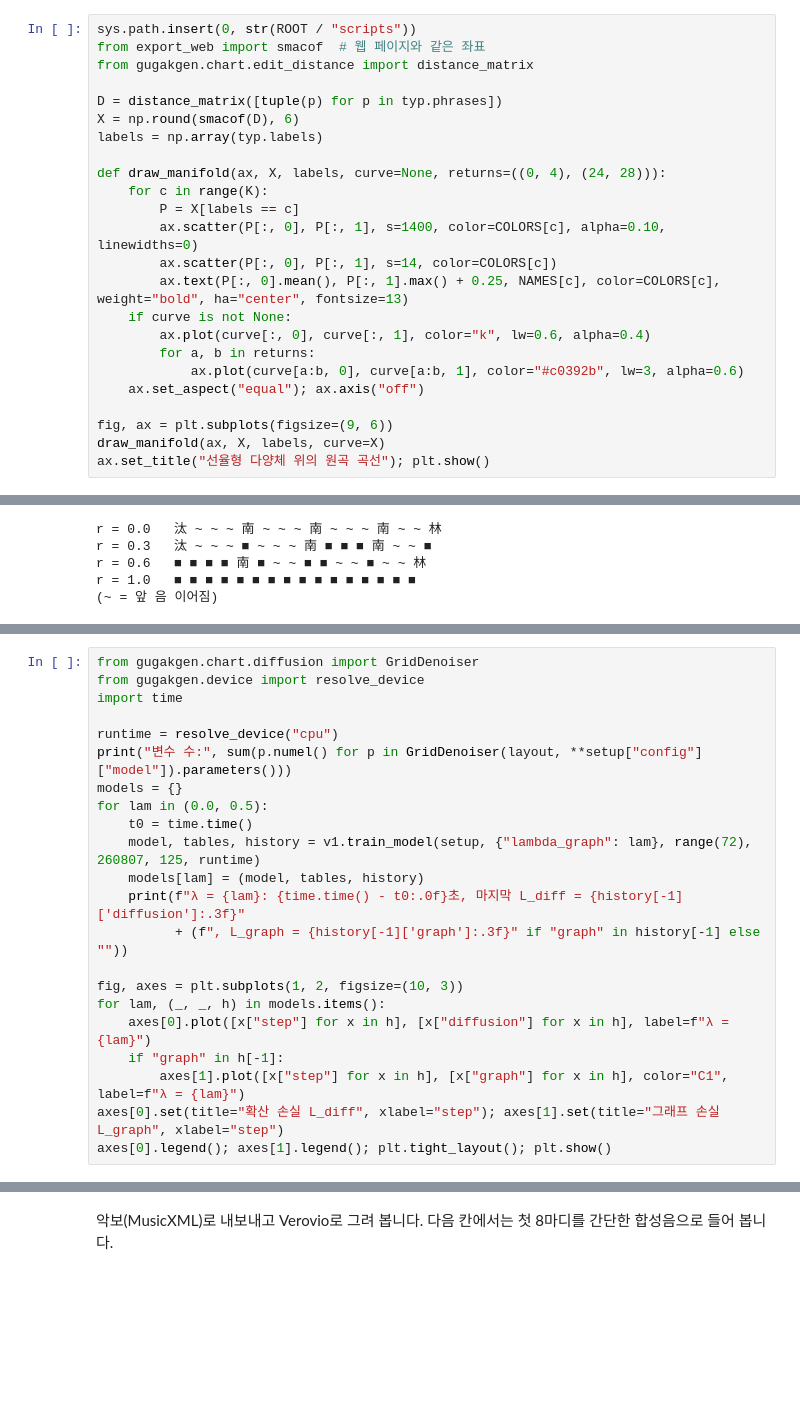
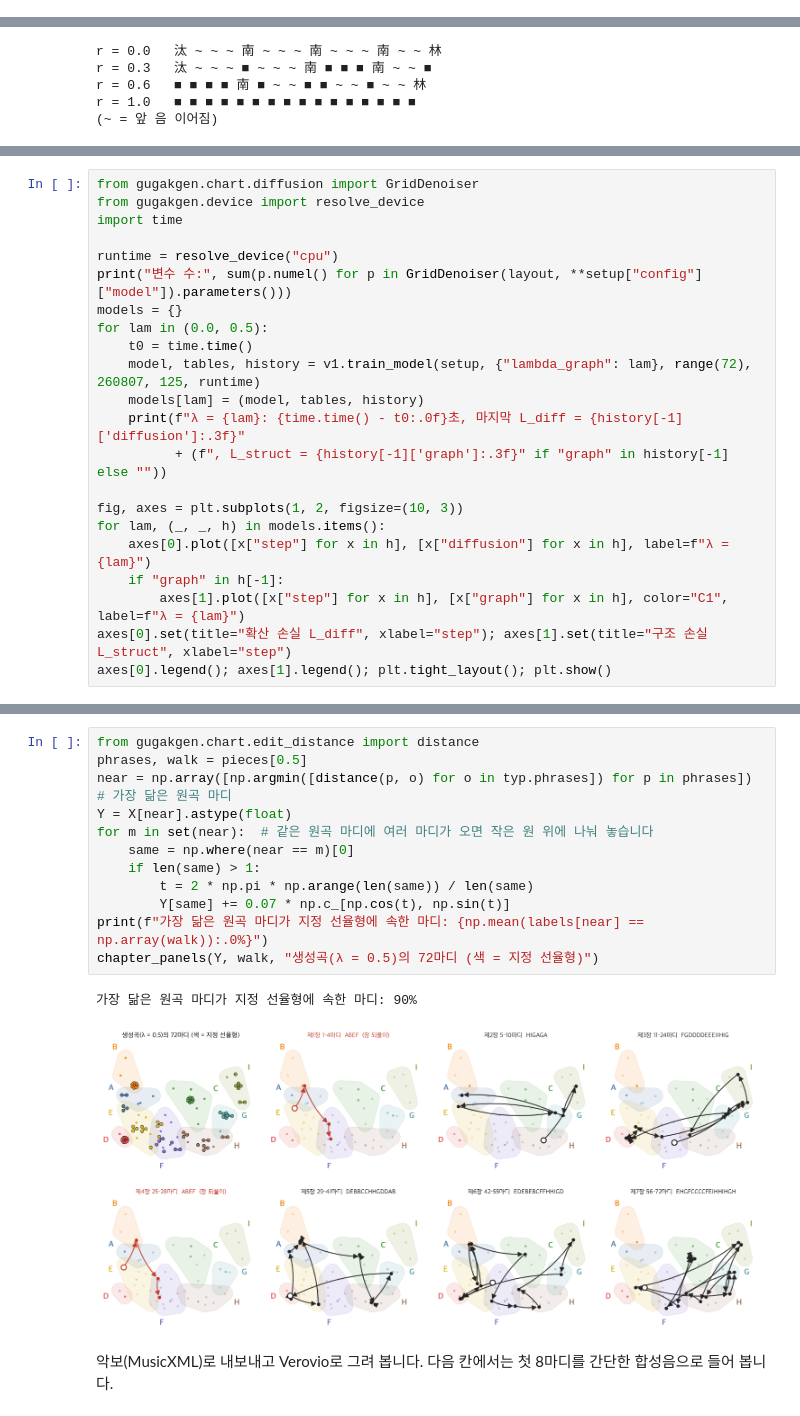
Before and after one commit to SHlee-TDA/DiffDodree, a Jupyter notebook: notebooks/tutorial.ipynb, the cells around one changed output, grey strips where cells are left out. Cells and saved outputs as stored; diff of their text form; blank space fills up the shorter version.

```diff
--- a/notebooks/tutorial.ipynb
+++ b/notebooks/tutorial.ipynb
@@ -131,24 +161,0 @@ plt.show()
-# %%
-sys.path.insert(0, str(ROOT / "scripts"))
-from export_web import smacof  # 웹 페이지와 같은 좌표
-from gugakgen.chart.edit_distance import distance_matrix
-
-D = distance_matrix([tuple(p) for p in typ.phrases])
-X = np.round(smacof(D), 6)
-labels = np.array(typ.labels)
-
-def draw_manifold(ax, X, labels, curve=None, returns=((0, 4), (24, 28))):
-    for c in range(K):
-        P = X[labels == c]
-        ax.scatter(P[:, 0], P[:, 1], s=1400, color=COLORS[c], alpha=0.10, linewidths=0)
-        ax.scatter(P[:, 0], P[:, 1], s=14, color=COLORS[c])
-        ax.text(P[:, 0].mean(), P[:, 1].max() + 0.25, NAMES[c], color=COLORS[c], weight="bold", ha="center", fontsize=13)
-    if curve is not None:
-        ax.plot(curve[:, 0], curve[:, 1], color="k", lw=0.6, alpha=0.4)
-        for a, b in returns:
-            ax.plot(curve[a:b, 0], curve[a:b, 1], color="#c0392b", lw=3, alpha=0.6)
-    ax.set_aspect("equal"); ax.axis("off")
-
-fig, ax = plt.subplots(figsize=(9, 6))
-draw_manifold(ax, X, labels, curve=X)
-ax.set_title("선율형 다양체 위의 원곡 곡선"); plt.show()
@@ -220,14 +279,14 @@ for lam in (0.0, 0.5):
     model, tables, history = v1.train_model(setup, {"lambda_graph": lam}, range(72), 260807, 125, runtime)
     models[lam] = (model, tables, history)
     print(f"λ = {lam}: {time.time() - t0:.0f}초, 마지막 L_diff = {history[-1]['diffusion']:.3f}"
-          + (f", L_graph = {history[-1]['graph']:.3f}" if "graph" in history[-1] else ""))
+          + (f", L_struct = {history[-1]['graph']:.3f}" if "graph" in history[-1] else ""))
 
 fig, axes = plt.subplots(1, 2, figsize=(10, 3))
 for lam, (_, _, h) in models.items():
     axes[0].plot([x["step"] for x in h], [x["diffusion"] for x in h], label=f"λ = {lam}")
     if "graph" in h[-1]:
         axes[1].plot([x["step"] for x in h], [x["graph"] for x in h], color="C1", label=f"λ = {lam}")
-axes[0].set(title="확산 손실 L_diff", xlabel="step"); axes[1].set(title="그래프 손실 L_graph", xlabel="step")
+axes[0].set(title="확산 손실 L_diff", xlabel="step"); axes[1].set(title="구조 손실 L_struct", xlabel="step")
 axes[0].legend(); axes[1].legend(); plt.tight_layout(); plt.show()
 # %% [output]
 변수 수: 236363
@@ -275,3 +324,18 @@ ax.set_title("생성한 곡(λ = 0.5)의 곡선: 같은 덩어리들을 다른
+# %%
+from gugakgen.chart.edit_distance import distance
+phrases, walk = pieces[0.5]
+near = np.array([np.argmin([distance(p, o) for o in typ.phrases]) for p in phrases])  # 가장 닮은 원곡 마디
+Y = X[near].astype(float)
+for m in set(near):  # 같은 원곡 마디에 여러 마디가 오면 작은 원 위에 나눠 놓습니다
+    same = np.where(near == m)[0]
+    if len(same) > 1:
+        t = 2 * np.pi * np.arange(len(same)) / len(same)
+        Y[same] += 0.07 * np.c_[np.cos(t), np.sin(t)]
+print(f"가장 닮은 원곡 마디가 지정 선율형에 속한 마디: {np.mean(labels[near] == np.array(walk)):.0%}")
+chapter_panels(Y, walk, "생성곡(λ = 0.5)의 72마디 (색 = 지정 선율형)")
+# %% [output]
+가장 닮은 원곡 마디가 지정 선율형에 속한 마디: 90%
+[figure, added]
 # %% [markdown]
 악보(MusicXML)로 내보내고 Verovio로 그려 봅니다. 다음 칸에서는 첫 8마디를 간단한 합성음으로 들어 봅니다.
 # %%
```
Also changed, not shown: parts of 21 cells of this notebook, 1 other file.
